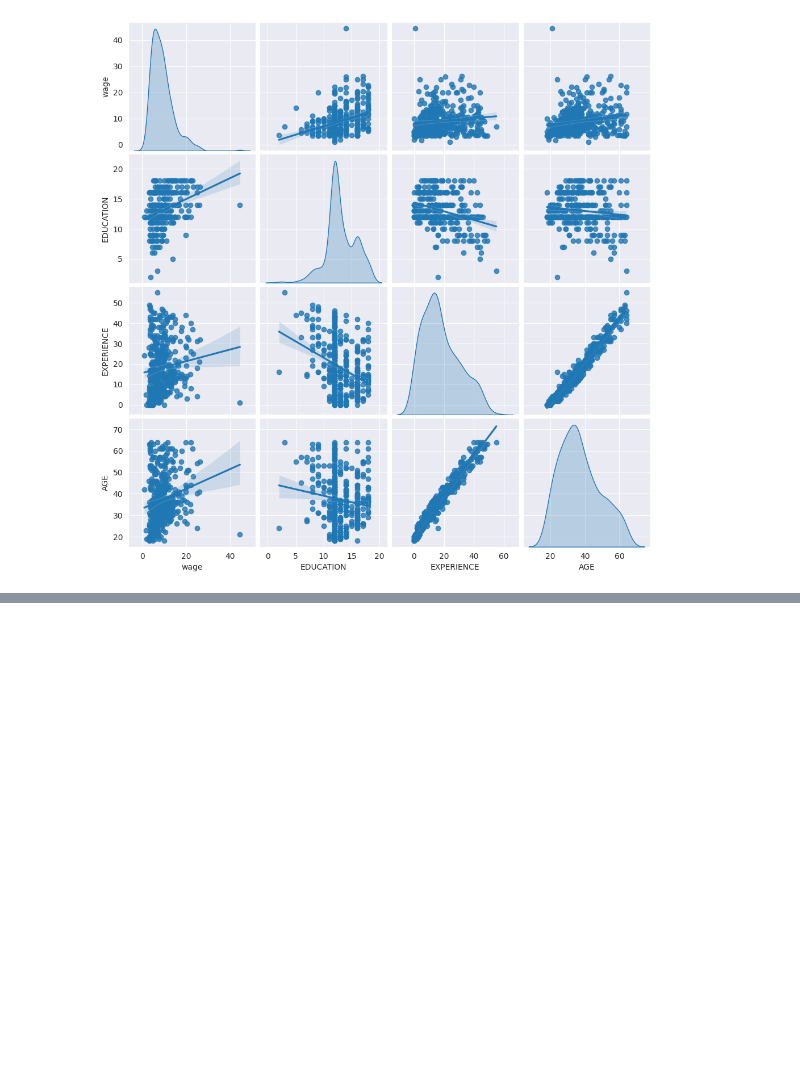
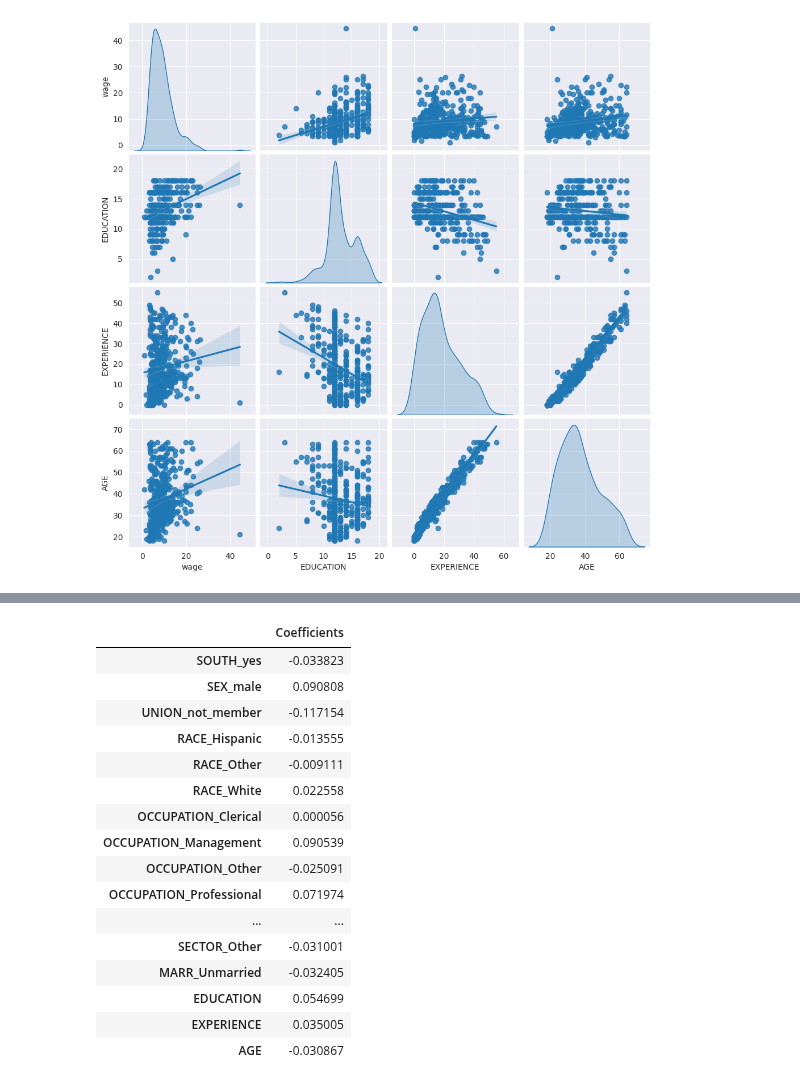
Before and after one commit to TaMaN2031A/data-yard, a Jupyter notebook: Roots of Knowledge/scikit-learn documentation/supervised/linear models/Ridge Regression/Common pitfalls in the interpretation of coefficients of liner models.ipynb, the cells around one changed output, grey strips where cells are left out. Drawn from its saved outputs; the diff is of its cells as text; code cells hidden in the pictures; blank space fills up the shorter version.

```diff
--- a/Roots of Knowledge/scikit-learn documentation/supervised/linear models/Ridge Regression/Common pitfalls in the interpretation of coefficients of liner models.ipynb
+++ b/Roots of Knowledge/scikit-learn documentation/supervised/linear models/Ridge Regression/Common pitfalls in the interpretation of coefficients of liner models.ipynb
@@ -81,0 +102,12 @@ _ = sns.pairplot(tr_ds, kind="reg", diag_kind="kde")
+# %%
+from sklearn.compose import make_column_transformer
+from sklearn.preprocessing import OneHotEncoder
+
+cat_cols = ["SOUTH", "SEX", "UNION", "RACE", "OCCUPATION", "SECTOR", "MARR"]
+num_cols = ["EDUCATION", "EXPERIENCE", "AGE"]
+# %%
+preprocessor = make_column_transformer(
+    (OneHotEncoder(drop="if_binary"), cat_cols),
+    remainder="passthrough",
+    verbose_feature_names_out=False,
+)
@@ -81,0 +230,28 @@ _ = sns.pairplot(tr_ds, kind="reg", diag_kind="kde")
+# %%
+features_names = model[:-1].get_feature_names_out()
+
+coefs = pd.DataFrame(
+    model[-1].regressor_.coef_,
+    columns=["Coefficients"],
+    index=features_names,
+)
+
+coefs
+# %% [output]
+|  | Coefficients |
+| SOUTH_yes | -0.033823 |
+| SEX_male | 0.090808 |
+| UNION_not_member | -0.117154 |
+| RACE_Hispanic | -0.013555 |
+| RACE_Other | -0.009111 |
+| RACE_White | 0.022558 |
+| OCCUPATION_Clerical | 0.000056 |
+| OCCUPATION_Management | 0.090539 |
+| OCCUPATION_Other | -0.025091 |
+| OCCUPATION_Professional | 0.071974 |
+| ... | ... |
+| SECTOR_Other | -0.031001 |
+| MARR_Unmarried | -0.032405 |
+| EDUCATION | 0.054699 |
+| EXPERIENCE | 0.035005 |
+| AGE | -0.030867 |
```
Also changed, not shown: parts of 14 cells of this notebook.
